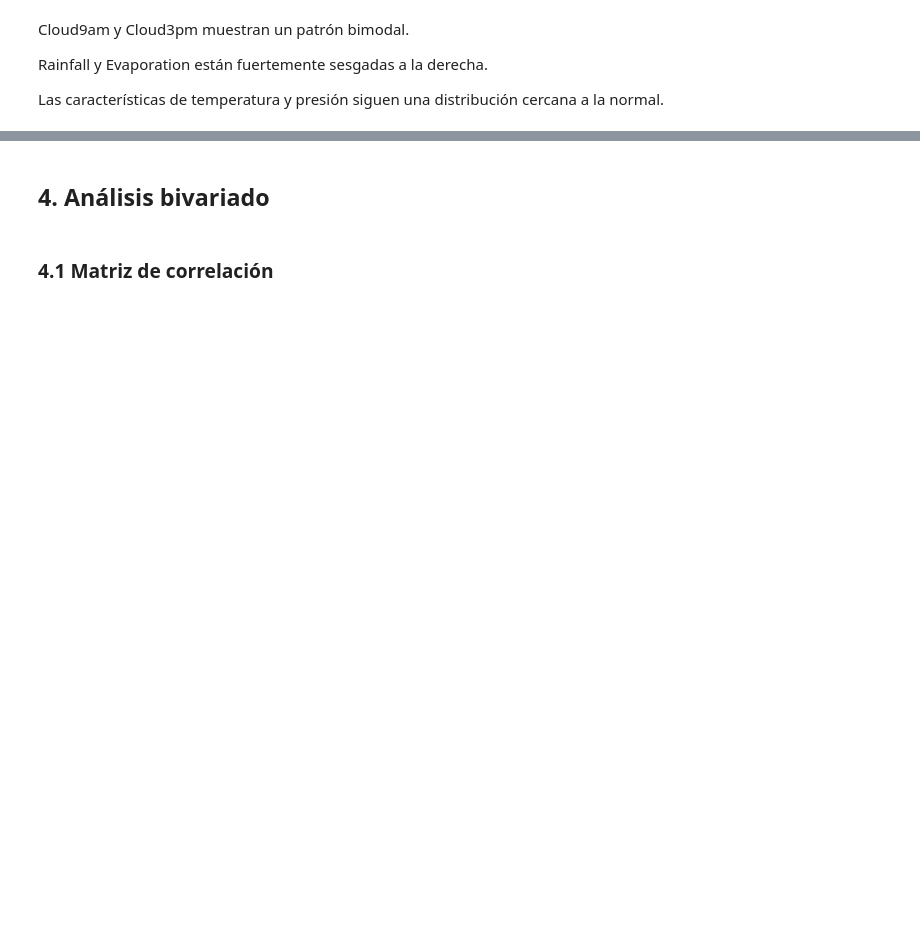
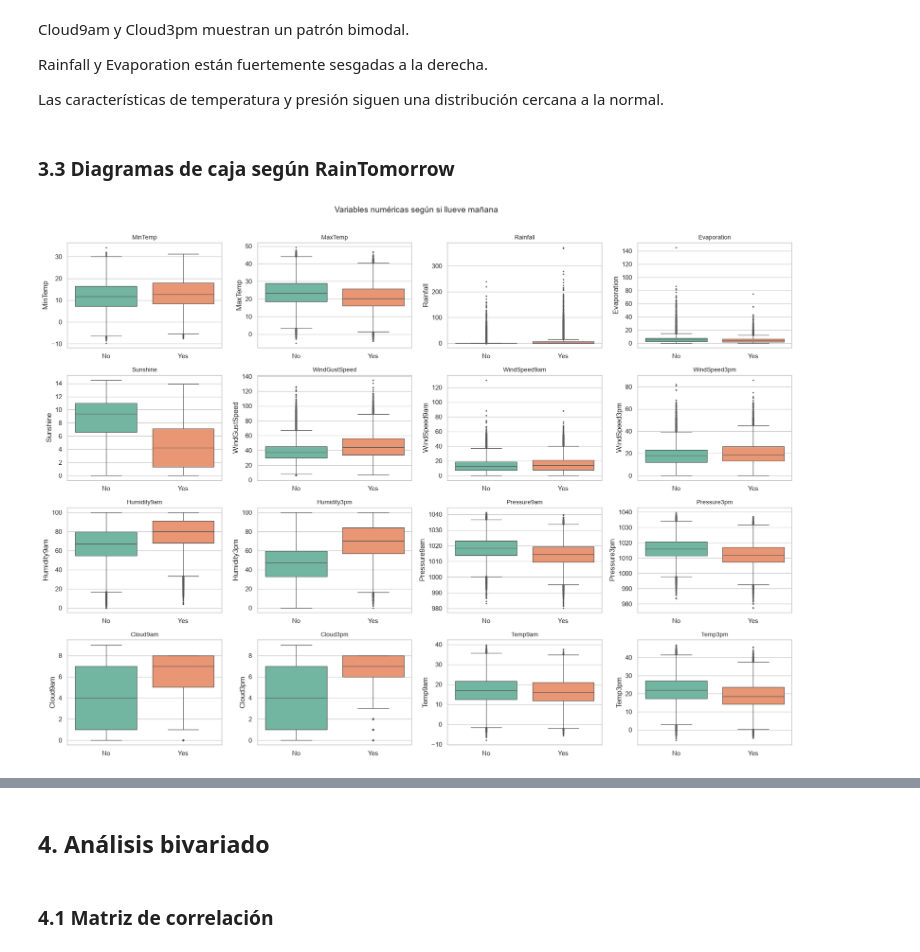
Before and after one commit to alejacos/TP_AA1_Acosta_Hauret_Rinaldi_Torres, a Jupyter notebook: TP_2/TP-clasificacion-AA1.ipynb, the cells around one changed output, grey strips where cells are left out. Cells and saved outputs as stored; diff of their text form; code cells hidden in the pictures; blank space fills up the shorter version.

```diff
--- a/TP_2/TP-clasificacion-AA1.ipynb
+++ b/TP_2/TP-clasificacion-AA1.ipynb
@@ -129,0 +170,4 @@ Filas duplicadas: 0
+# %%
+for c in cat_cols + ["RainTomorrow"]:
+    vc = df[c].value_counts(dropna=False)
+    print(f"{c}: {df[c].nunique()} categorías | nulos: {df[c].isna().sum()} | top: {vc.head(5).to_dict()}")
@@ -190,0 +242,8 @@ plt.show()
+# %%
+# ¿Los faltantes son aleatorios? Se ve si "estar faltante" depende de la estación meteorológica
+faltante_alto = ["Evaporation", "Sunshine", "Cloud9am", "Cloud3pm"]
+por_ubicacion = df.groupby("Location")[faltante_alto].agg(lambda s: s.isna().mean()).round(2)
+print("Ubicaciones donde la variable NUNCA se mide (100% faltante):")
+for c in faltante_alto:
+    print(f"  {c}: {(por_ubicacion[c] == 1).sum()} de {len(por_ubicacion)} ubicaciones")
+por_ubicacion.sort_values("Sunshine", ascending=False).head(10)
@@ -236,3 +331,16 @@ Cloud9am y Cloud3pm muestran un patrón bimodal.
 Rainfall y Evaporation están fuertemente sesgadas a la derecha.
 
 Las características de temperatura y presión siguen una distribución cercana a la normal.
+# %% [markdown]
+### 3.3 Diagramas de caja según RainTomorrow
+# %%
+fig, axes = plt.subplots(4, 4, figsize=(18, 13))
+for ax, c in zip(axes.ravel(), num_cols):
+    sns.boxplot(data=df, x="RainTomorrow", y=c, ax=ax, palette="Set2", fliersize=1.5)
+    ax.set_title(c, fontsize=10); ax.set_xlabel("")
+for ax in axes.ravel()[len(num_cols):]:
+    ax.axis("off")
+plt.suptitle("Variables numéricas según si llueve mañana", y=1.01, fontsize=14)
+plt.tight_layout(); plt.show()
+# %% [output]
+[figure, added]
```
Also changed, not shown: parts of 42 cells of this notebook.
